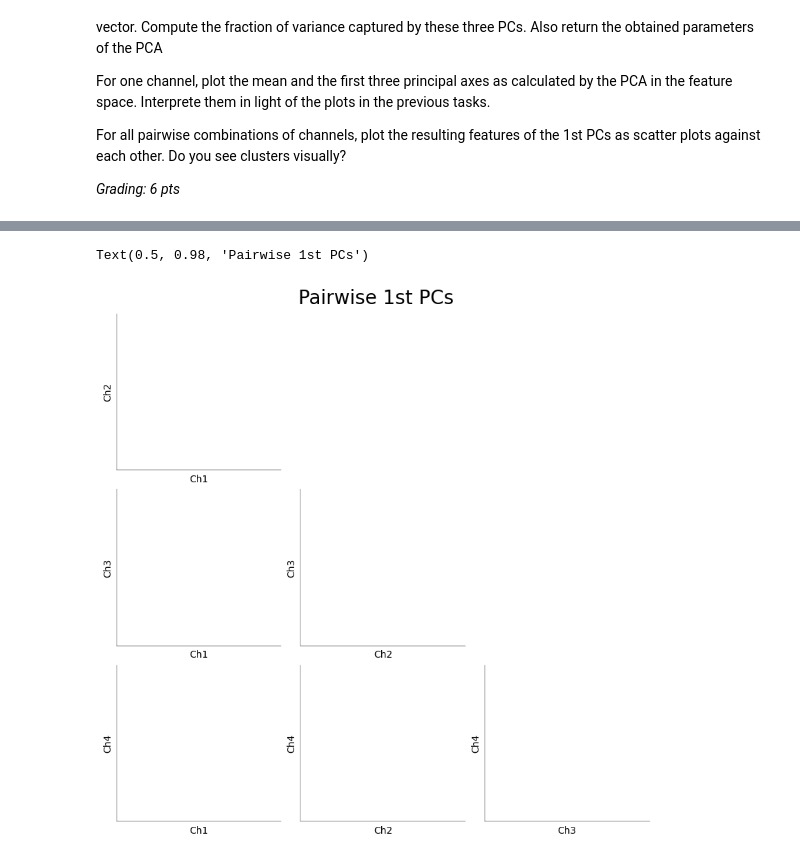
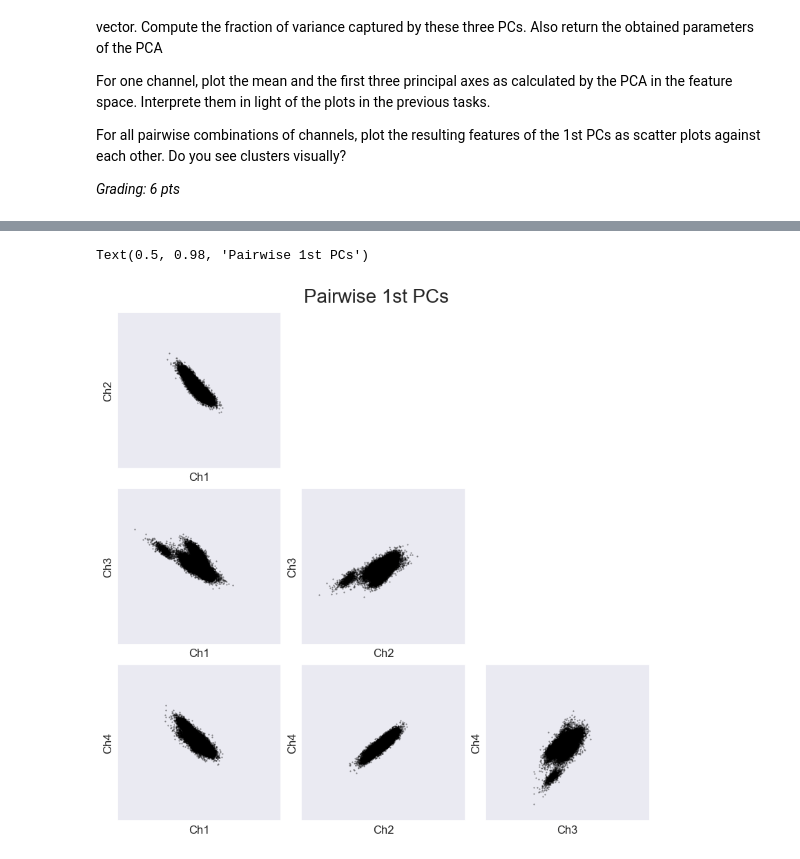
Before and after one commit to MariaD06/NDS_homework, a Jupyter notebook: notebooks/AI_CodingLab1.ipynb, the cells around one changed output, grey strips where cells are left out. Cells and saved outputs as stored; diff of their text form; code cells hidden in the pictures.

```diff
--- a/notebooks/AI_CodingLab1.ipynb
+++ b/notebooks/AI_CodingLab1.ipynb
@@ -606,0 +684,2 @@ def extract_features(w: np.ndarray) -> np.ndarray:
+# %%
+b, means, principal_components = extract_features(w)
@@ -618,6 +706,18 @@ fig, ax = plt.subplot_mosaic(
     mosaic=mosaic, figsize=(10, 3), layout="constrained", dpi=100
 )
 
+t = np.arange(-0.0005, 0.0005, dt) * 1000  # time in ms
+
+ch = 2  # channel to plot
+
+ax["mean"].plot(t, means[ch, :], color="black", lw=0.5, label=mosaic[0][0])
+
+for i, col in enumerate(mosaic[0][1:4]):
+    ax[f"Principal Axes {i+1}"].plot(
+        t, principal_components[ch, i, :], color="black", lw=0.5, label=col
+    )
+
+
 for channel in range(4):
     for i, mo in enumerate(np.ravel(mosaic)):
 
@@ -626,9 +726,8 @@ for channel in range(4):
 
 ax[mosaic[0][0]].set_ylabel("voltage (μV)")
 ax[mosaic[0][-1]].legend(
-    ["Channel " + str(i) for i in range(4)],
-    bbox_to_anchor=(1.04, 1),
-    loc="upper left",
+    [f"Channel ({ch+1})"], loc="upper left", bbox_to_anchor=(1.04, 1)
 )
+
 plt.show()
 # %% [output]
@@ -650,38 +749,53 @@ _YOUR ANSWER HERE_
 # %%
-"""Solution"""
-
-# ----------------------------------------------------------------------------------------------------------
-# Create a scatterplot of the projections of the spikes for all pairwise combinations of the 1st PCs (1 pt)
-# ----------------------------------------------------------------------------------------------------------
-
 mosaic = [
     ["Ch2 vs Ch1", ".", "."],
     ["Ch3 vs Ch1", "Ch3 vs Ch2", "."],
     ["Ch4 vs Ch1", "Ch4 vs Ch2", "Ch4 vs Ch3"],
 ]
 fig, ax = plt.subplot_mosaic(
     mosaic=mosaic, figsize=(8, 8), layout="constrained", dpi=100
 )
 
 # index of the 1st PC in `b`
 i = {"Ch1": 0, "Ch2": 3, "Ch3": 6, "Ch4": 9}
+
+
+# ----------------------------------------------------------------------------------------------------------
+# Create a scatterplot of the projections of the spikes for all pairwise combinations of the 1st PCs (1 pt)
+
+ax["Ch2 vs Ch1"].scatter(b[:, i["Ch2"]], b[:, i["Ch1"]], c="black", s=1, alpha=0.5)
+
+ax["Ch3 vs Ch1"].scatter(b[:, i["Ch3"]], b[:, i["Ch1"]], c="black", s=1, alpha=0.5)
+
+ax["Ch3 vs Ch2"].scatter(b[:, i["Ch3"]], b[:, i["Ch2"]], c="black", s=1, alpha=0.5)
+
+
+ax["Ch4 vs Ch1"].scatter(b[:, i["Ch4"]], b[:, i["Ch1"]], c="black", s=1, alpha=0.5)
+
+
+ax["Ch4 vs Ch2"].scatter(b[:, i["Ch4"]], b[:, i["Ch2"]], c="black", s=1, alpha=0.5)
+
+ax["Ch4 vs Ch3"].scatter(b[:, i["Ch4"]], b[:, i["Ch3"]], c="black", s=1, alpha=0.5)
+
+
+# ----------------------------------------------------------------------------------------------------------
 
 for mo in np.ravel(mosaic):
     if mo == ".":
         continue
     y, x = mo.split(" vs ")
 
     ax[mo].set_xlabel(x)
     ax[mo].set_ylabel(y)
     ax[mo].set_xlim((-1500, 1500))
     ax[mo].set_ylim((-1500, 1500))
     ax[mo].set_xticks([])
     ax[mo].set_yticks([])
 
 fig.suptitle("Pairwise 1st PCs", fontsize=20)
 # %% [output]
 Text(0.5, 0.98, 'Pairwise 1st PCs')
-[figure, old version]
+[figure, new version]
 # %%
 # save data for the next Coding Lab
 
```
Also changed, not shown: parts of 14 cells of this notebook.
